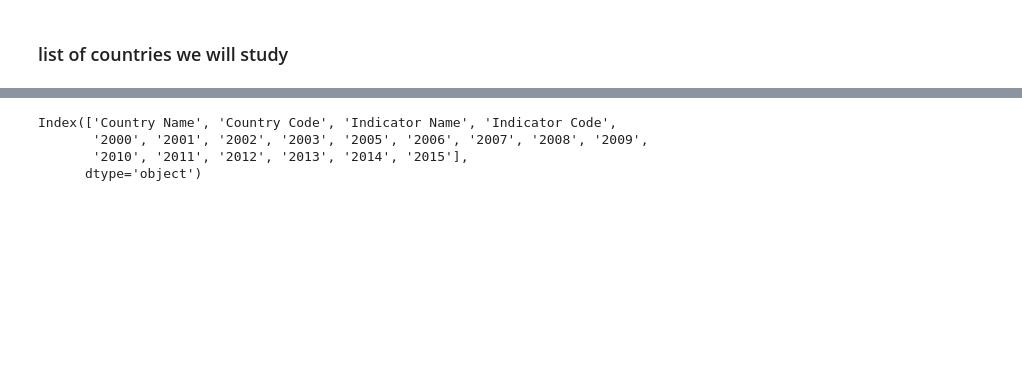
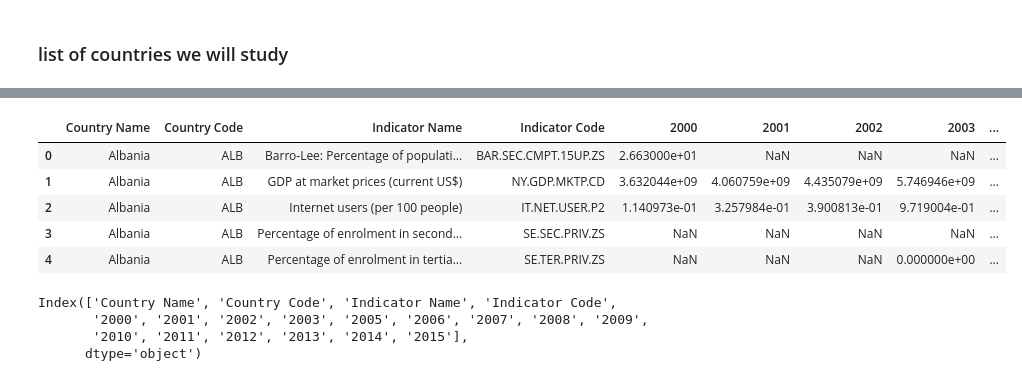
Before and after one commit to NaouelOC/analyse-des-donnes-de-systeme-educatif-p2, a Jupyter notebook: data_country.ipynb, the cells around one changed output, grey strips where cells are left out. Cells and saved outputs as stored; diff of their text form; code cells hidden in the pictures; blank space fills up the shorter version.

```diff
--- a/data_country.ipynb
+++ b/data_country.ipynb
@@ -352,3 +367,13 @@ df_indicator_droped.head()
+# %%
+df_indicator_droped.reset_index(drop = True, inplace = True)
+df_indicator_droped.head()
+# %% [output]
+|  | Country Name | Country Code | Indicator Name | Indicator Code | 2000 | 2001 | 2002 | 2003 | ... |
+| 0 | Albania | ALB | Barro-Lee: Percentage of populati... | BAR.SEC.CMPT.15UP.ZS | 2.663000e+01 | NaN | NaN | NaN | ... |
+| 1 | Albania | ALB | GDP at market prices (current US$) | NY.GDP.MKTP.CD | 3.632044e+09 | 4.060759e+09 | 4.435079e+09 | 5.746946e+09 | ... |
+| 2 | Albania | ALB | Internet users (per 100 people) | IT.NET.USER.P2 | 1.140973e-01 | 3.257984e-01 | 3.900813e-01 | 9.719004e-01 | ... |
+| 3 | Albania | ALB | Percentage of enrolment in second... | SE.SEC.PRIV.ZS | NaN | NaN | NaN | NaN | ... |
+| 4 | Albania | ALB | Percentage of enrolment in tertia... | SE.TER.PRIV.ZS | NaN | NaN | NaN | 0.000000e+00 | ... |
 # %%
 df_indicator_droped.columns
 # %% [output]
```
Also changed, not shown: parts of 27 cells of this notebook.
